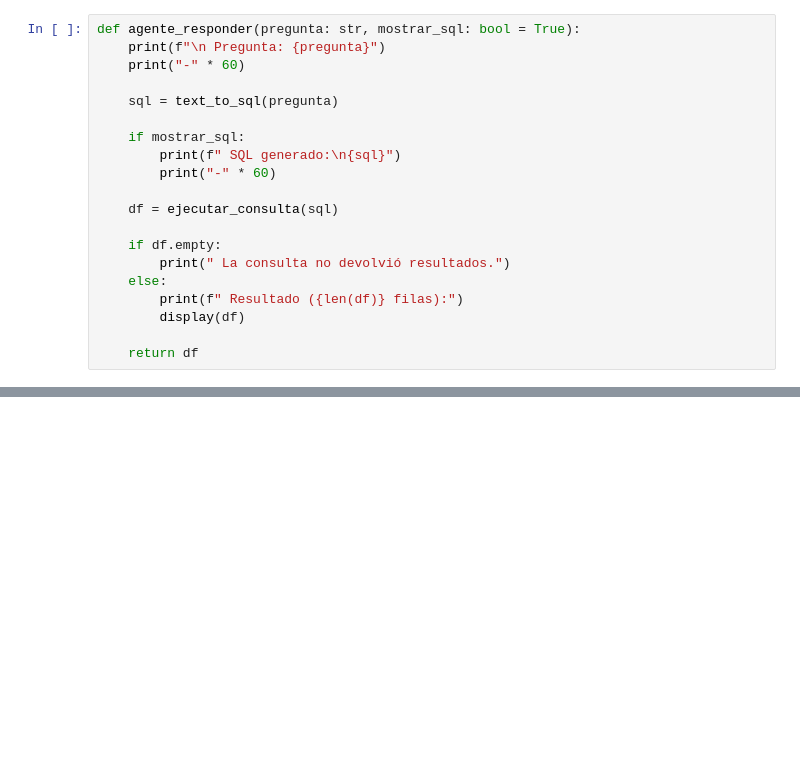
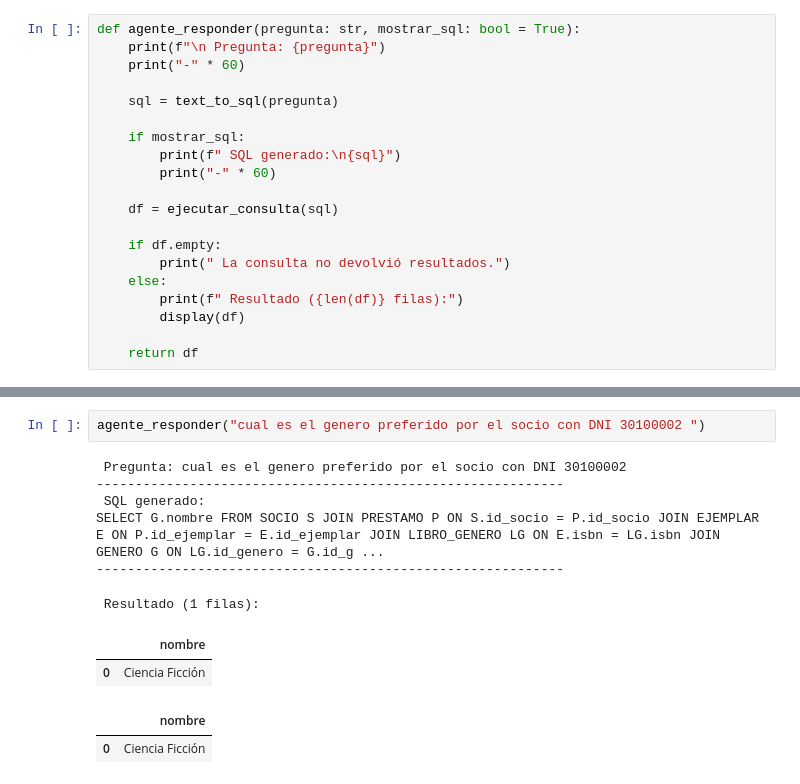
Before and after one commit to AnnaGarnier/biblioIA, a Jupyter notebook: notebooks/test_queries.ipynb, the cells around one changed output, grey strips where cells are left out. Drawn from its saved outputs; the diff is of its cells as text; blank space fills up the shorter version.

Commit message:
promt arreglado y pregunta 8

```diff
--- a/notebooks/test_queries.ipynb
+++ b/notebooks/test_queries.ipynb
@@ -248 +264,14 @@ SELECT COUNT(id_sancion) FROM SANCION WHERE fecha_inicio >= DATE_SUB(CURRENT_DAT
 | 0 | 0 |
+# %%
+agente_responder("cual es el genero preferido por el socio con DNI 30100002 ")
+# %% [output]
+ Pregunta: cual es el genero preferido por el socio con DNI 30100002
+------------------------------------------------------------
+ SQL generado:
+SELECT G.nombre FROM SOCIO S JOIN PRESTAMO P ON S.id_socio = P.id_socio JOIN EJEMPLAR E ON P.id_ejemplar = E.id_ejemplar JOIN LIBRO_GENERO LG ON E.isbn = LG.isbn JOIN GENERO G ON LG.id_genero = G.id_g ...
+------------------------------------------------------------
+ Resultado (1 filas):
+|  | nombre |
+| 0 | Ciencia Ficción |
+|  | nombre |
+| 0 | Ciencia Ficción |
```
Also changed, not shown: parts of 8 cells of this notebook.
